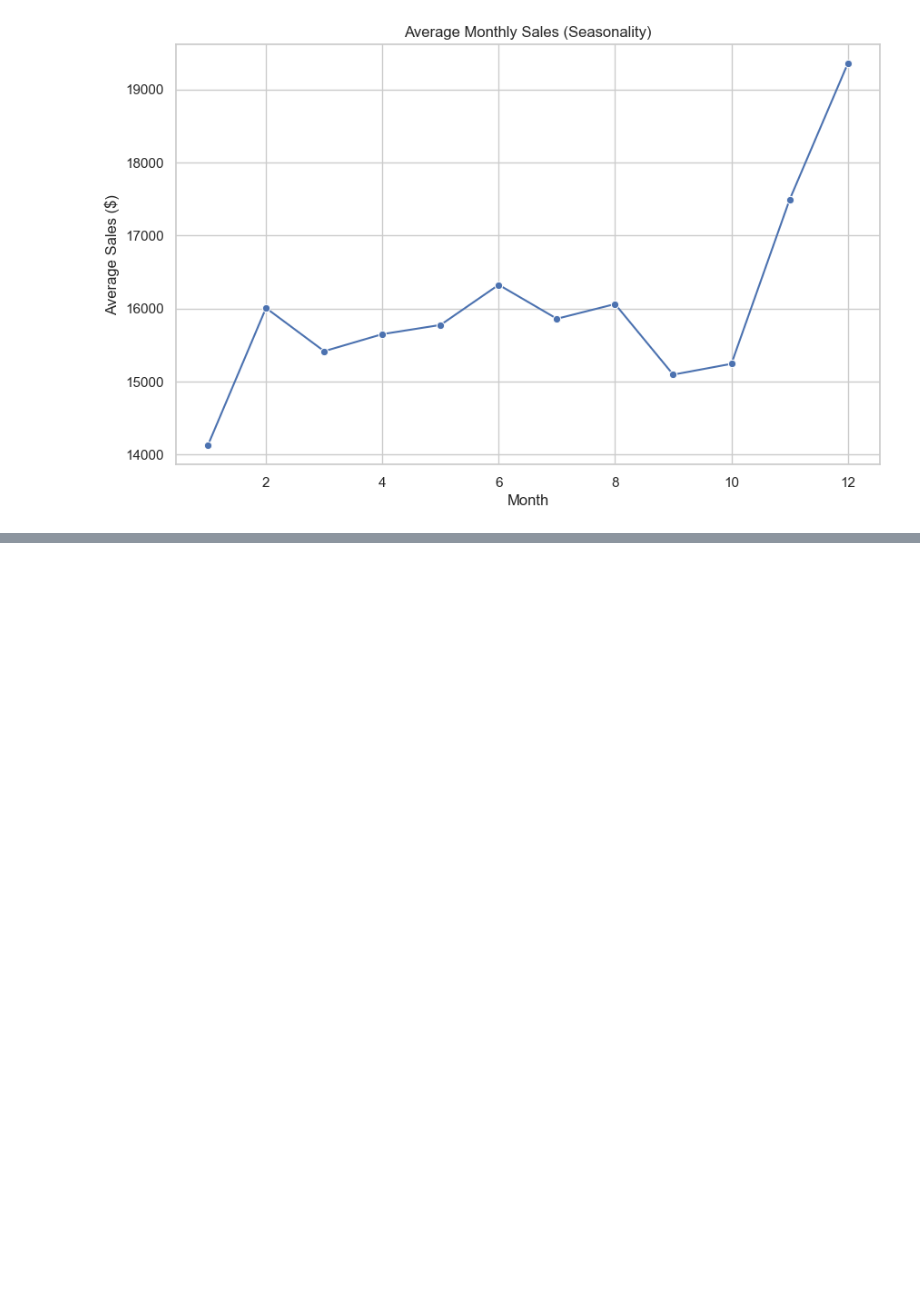
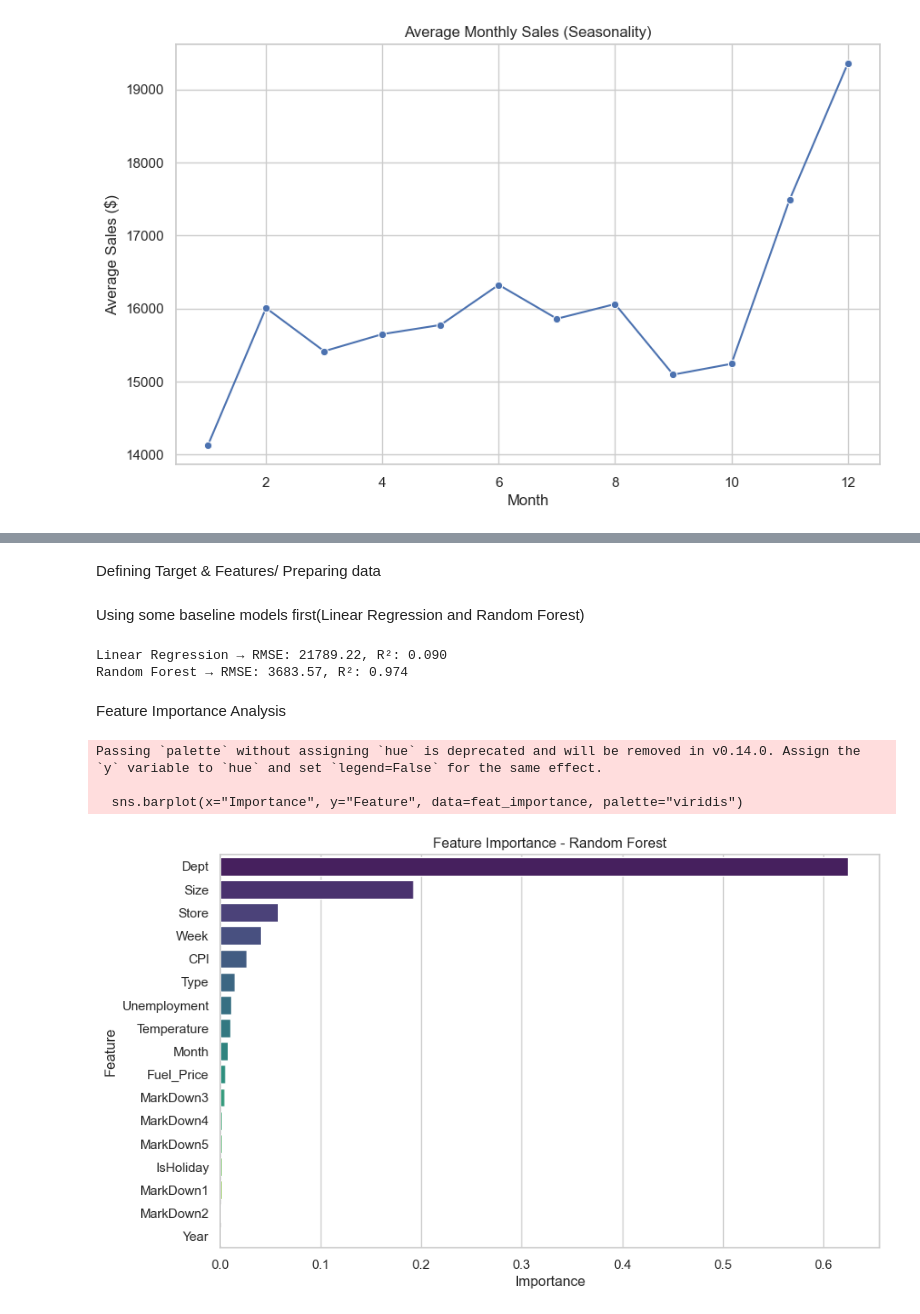
Before and after one commit to Shubhampandey1git/Integrated-Retail-Analytics-for-Store-Optimization, a Jupyter notebook: test.ipynb, the cells around one changed output, grey strips where cells are left out. Drawn from its saved outputs; the diff is of its cells as text; code cells hidden in the pictures; blank space fills up the shorter version.

```diff
--- a/test.ipynb
+++ b/test.ipynb
@@ -272,0 +375,2 @@ plt.show()
+# %% [markdown]
+Defining Target & Features/ Preparing data
@@ -272,0 +393,42 @@ plt.show()
+# %% [markdown]
+Using some baseline models first(Linear Regression and Random Forest)
+# %%
+# Linear Regression
+lr = LinearRegression()
+lr.fit(X_train, y_train)
+lr_preds = lr.predict(X_test)
+
+# Random Forest
+rf = RandomForestRegressor(n_estimators=100, random_state=42, n_jobs=-1)
+rf.fit(X_train, y_train)
+rf_preds = rf.predict(X_test)
+
+# Evaluation
+def evaluate(y_true, y_pred, model_name):
+    rmse = np.sqrt(mean_squared_error(y_true, y_pred))
+    r2 = r2_score(y_true, y_pred)
+    print(f"{model_name} → RMSE: {rmse:.2f}, R²: {r2:.3f}")
+
+evaluate(y_test, lr_preds, "Linear Regression")
+evaluate(y_test, rf_preds, "Random Forest")
+# %% [output]
+Linear Regression → RMSE: 21789.22, R²: 0.090
+Random Forest → RMSE: 3683.57, R²: 0.974
+# %% [markdown]
+Feature Importance Analysis
+# %%
+# Feature importance from Random Forest
+importance = rf.feature_importances_
+features = X.columns
+feat_importance = pd.DataFrame({"Feature": features, "Importance": importance}).sort_values(by="Importance", ascending=False)
+
+# Plot
+plt.figure(figsize=(10,6))
+sns.barplot(x="Importance", y="Feature", data=feat_importance, palette="viridis")
+plt.title("Feature Importance - Random Forest")
+plt.show()
+# %% [output]
+Passing `palette` without assigning `hue` is deprecated and will be removed in v0.14.0. Assign the `y` variable to `hue` and set `legend=False` for the same effect.
+
+  sns.barplot(x="Importance", y="Feature", data=feat_importance, palette="viridis")
+[figure, added]
```
Also changed, not shown: parts of 43 cells of this notebook, 1 other file.
